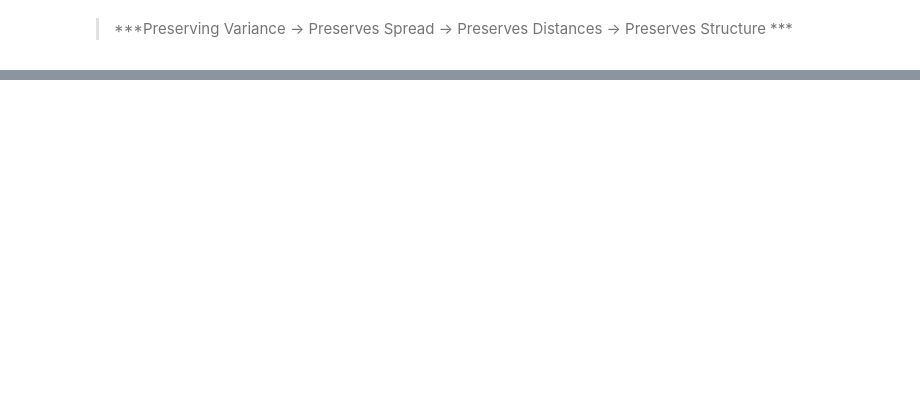
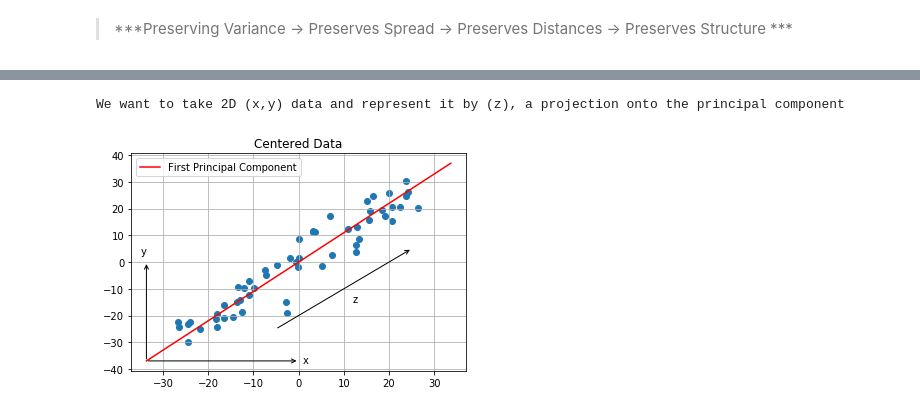
Before and after one commit to avikbmohan/IndependentDataAnalysis, a Jupyter notebook: MathTutorials/PCA.ipynb, the cells around one changed output, grey strips where cells are left out. Saved outputs shown, nothing was run; the diff lists cells and outputs as text; code cells hidden in the pictures; blank space fills up the shorter version.

```diff
--- a/MathTutorials/PCA.ipynb
+++ b/MathTutorials/PCA.ipynb
@@ -253,0 +385,5 @@ $$ \sum_{i = 1}^{n}\frac{\left(X_i - \mu_X\right)\left(Y_i - \mu_Y\right)}{n},\
+# %%
+coeff = np.array([[250.856, 260.390], [260.390, 299.841]])
+la, v = np.linalg.eig(coeff)
+print("Eigenvalues: ", la[::-1], "\n\nEigenvectors: \n", '\n', v[:,::-1])
+# We use ::-1 to reverse printed order, keeping with descending-order convention
@@ -253,0 +424,24 @@ $$ \sum_{i = 1}^{n}\frac{\left(X_i - \mu_X\right)\left(Y_i - \mu_Y\right)}{n},\
+# %%
+
+plt.scatter(exampleScaled[:,0], exampleScaled[:,1])
+plt.grid()
+plt.title("Centered Data")
+plt.plot([-50*v[:,1][0], 50*v[:,1][0]], [-50*v[:,1][1], 50*v[:,1][1]], c='r', label='First Principal Component')
+plt.legend(loc='best')
+print("We want to take 2D (x,y) data and represent it by (z), a projection onto the principal component")
+
+plt.annotate("", xy=(25, 5), xytext=(-5, -25),
+    arrowprops=dict(arrowstyle="->"))
+plt.text(12, -15, 'z')
+
+plt.annotate("", xy=(50*v[:,1][0], 0), xytext=(50*v[:,1][0], 50*v[:,1][1]),
+    arrowprops=dict(arrowstyle="->"))
+plt.text(-35, 3, 'y')
+
+plt.annotate("", xy=(0, 50*v[:,1][1]), xytext=(50*v[:,1][0], 50*v[:,1][1]),
+    arrowprops=dict(arrowstyle="->"))
+plt.text(1, -38, 'x')
+plt.show()
+# %% [output]
+We want to take 2D (x,y) data and represent it by (z), a projection onto the principal component
+[figure, added]
```
Also changed, not shown: parts of 37 cells of this notebook.
